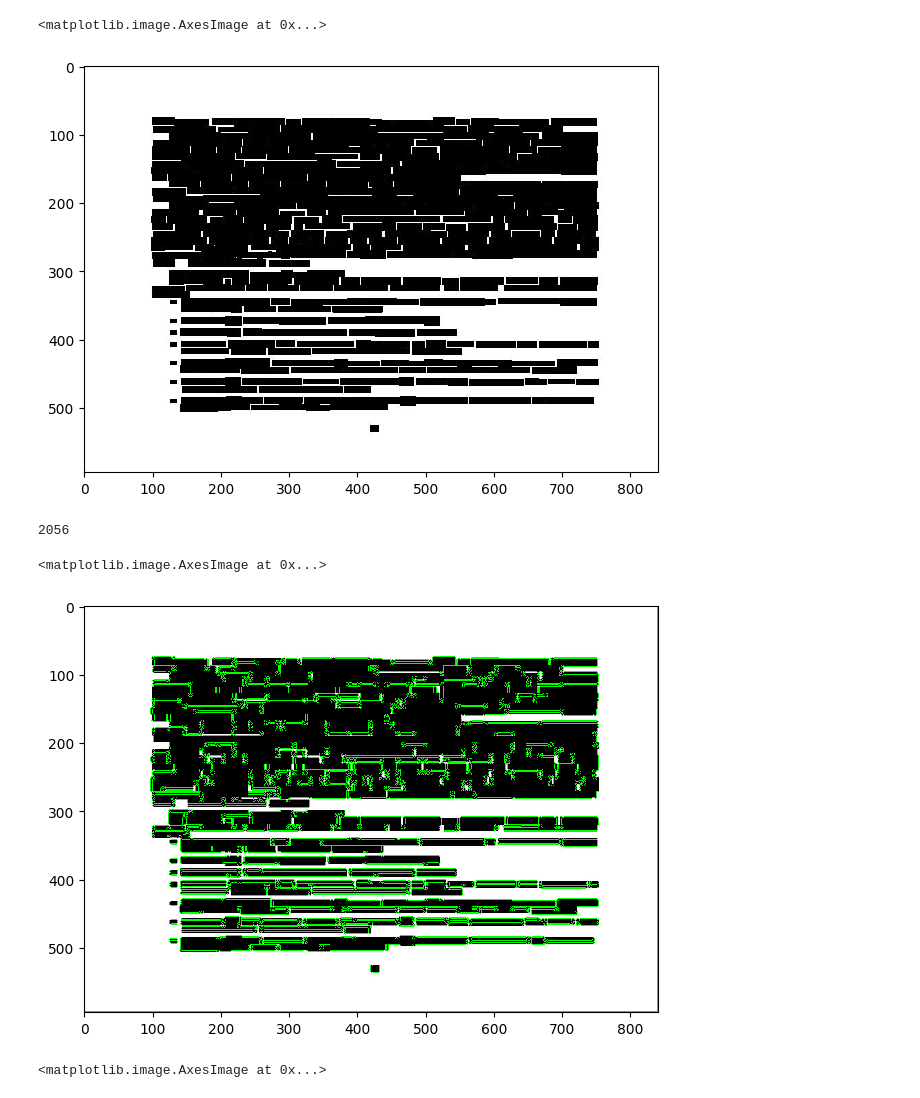
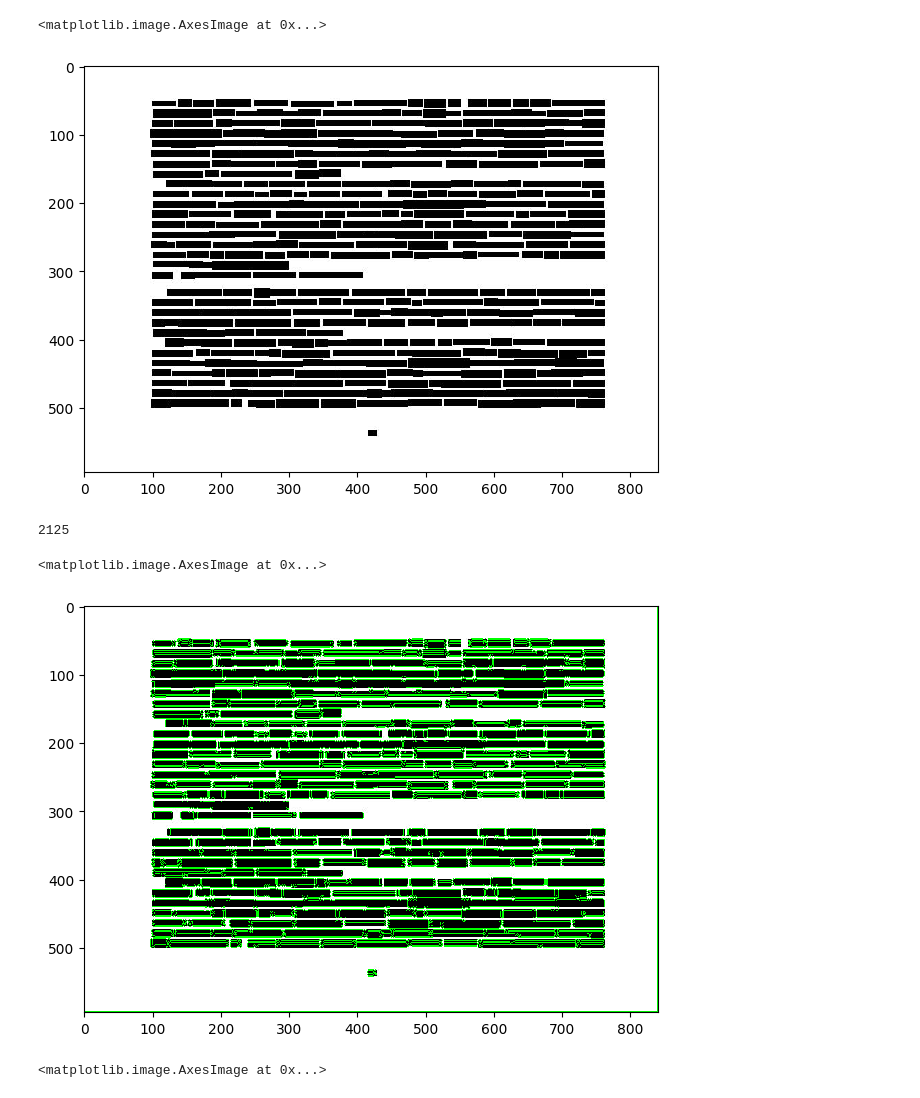
Before and after one commit to IITB-LEAP-OCR/TEXTRON, a Jupyter notebook: docbank_processing/pixel_to_bounding_boxes.ipynb, the cells around one changed output. Cells and saved outputs as stored; diff of their text form; code cells hidden in the pictures.

```diff
--- a/docbank_processing/pixel_to_bounding_boxes.ipynb
+++ b/docbank_processing/pixel_to_bounding_boxes.ipynb
@@ -1,19 +1,19 @@
 # %%
 import cv2
 import numpy as np
 from matplotlib import pyplot as plt
 from skimage import io
 
-img = cv2.imread('./../../docbank_processed/processed_data/cage_results/106.tar_1705.06909.gz_KGBR5_4_ori_pro.jpg')
+img = cv2.imread('./../../docbank_processed/processed_data/cage_results/8.tar_1501.04227.gz_tunablefailure_draft_20160624_8_ori_pro.jpg')
 img2 = img.copy()
 gray = cv2.cvtColor(img, cv2.COLOR_BGR2GRAY)
-ret,thresh = cv2.threshold(gray,1,255,0)
+ret,thresh = cv2.threshold(gray,1,255,3)
 contours, hierarchy = cv2.findContours(thresh, cv2.RETR_TREE, cv2.CHAIN_APPROX_SIMPLE)
 
 io.imshow(img)
 # %% [output]
 <matplotlib.image.AxesImage at 0x...>
-[figure, old version]
+[figure, new version]
 # %%
 print(len(contours))
 for i in range(len(contours)):
@@ -23,6 +23,6 @@ for i in range(len(contours)):
 
 io.imshow(img)
 # %% [output]
-2056
+2125
 <matplotlib.image.AxesImage at 0x...>
-[figure, old version]
+[figure, new version]
```
Also changed, not shown: parts of 1 cell of this notebook.
